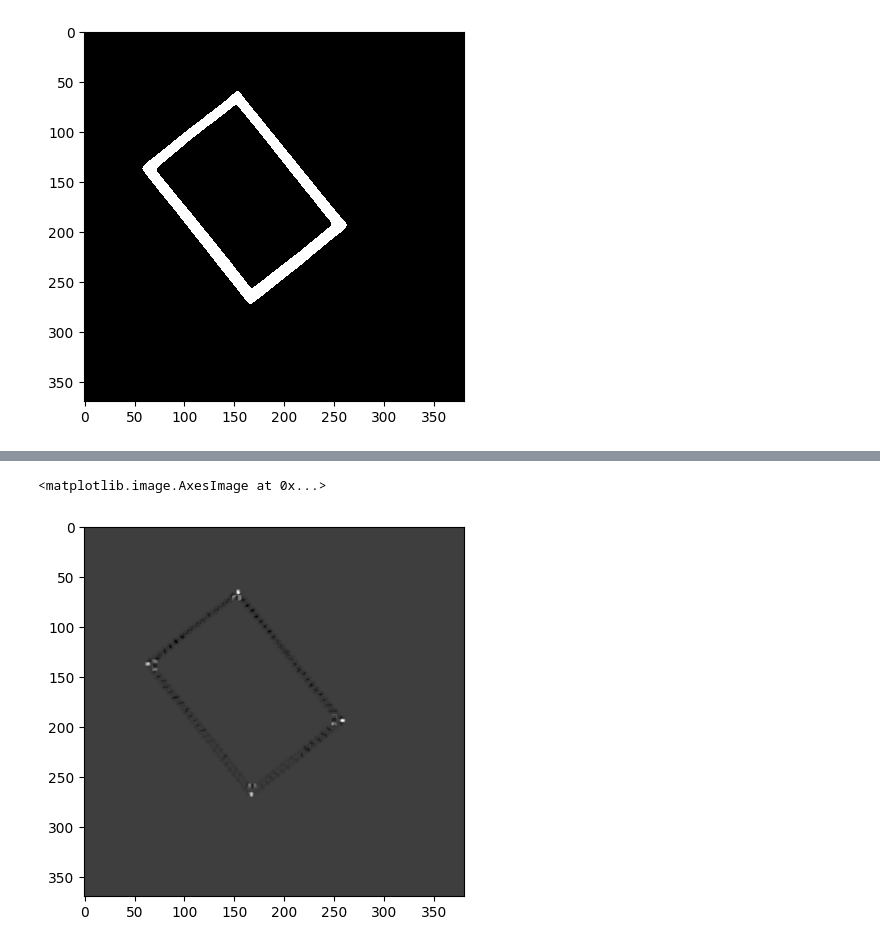
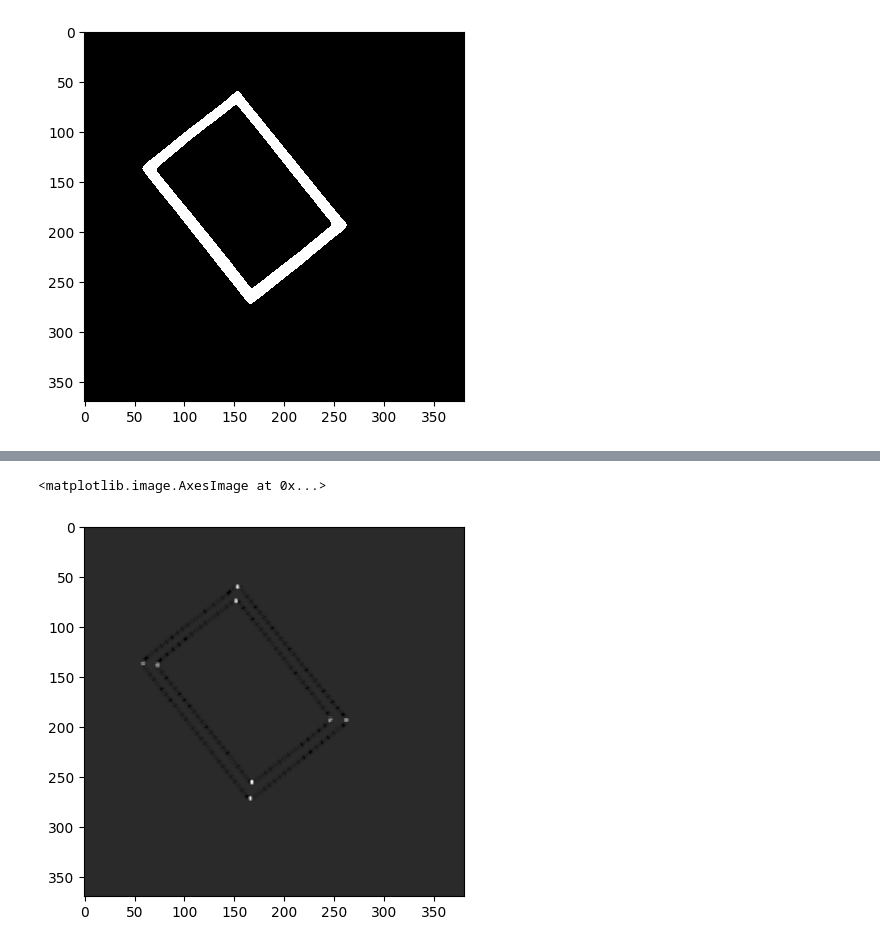
Before and after one commit to HQU-gxy/NUEDC_2023_E_snippet, a Jupyter notebook: rect.ipynb, the cells around one changed output, grey strips where cells are left out. Drawn from its saved outputs; the diff is of its cells as text; code cells hidden in the pictures.

```diff
--- a/rect.ipynb
+++ b/rect.ipynb
@@ -10,9 +10,8 @@ img = cv2.imread(RECT_PATH)
 grey = cv2.cvtColor(img, cv2.COLOR_BGR2GRAY)
 blurred = cv2.GaussianBlur(grey, (5, 5), 2, 2)
 # %%
-ok, binary = cv2.threshold(blurred, 0, 255, cv2.THRESH_BINARY | cv2.THRESH_OTSU)
-inv_binary = cv2.bitwise_not(binary)
-plt.imshow(inv_binary, cmap='gray')
+ok, binary = cv2.threshold(blurred, 0, 255, cv2.THRESH_BINARY_INV | cv2.THRESH_OTSU)
+plt.imshow(binary, cmap='gray')
 # %% [output]
 <matplotlib.image.AxesImage at 0x...>
 [figure]
@@ -28,13 +18,13 @@ plt.imshow(eroded, cmap='gray')
 # %%
 # try these?
 # https://docs.opencv.org/4.8.0/df/d0c/tutorial_py_fast.html
 # https://docs.opencv.org/4.8.0/dc/d0d/tutorial_py_features_harris.html
 # https://docs.opencv.org/4.8.0/db/d27/tutorial_py_table_of_contents_feature2d.html
-dst = cv2.cornerHarris(eroded, 5, 3, 0.04)
+dst = cv2.cornerHarris(binary, 5, 3, 0.04)
 plt.imshow(dst, cmap='gray')
 # %% [output]
 <matplotlib.image.AxesImage at 0x...>
-[figure, old version]
+[figure, new version]
 # %%
 Point = tuple[float, float]
 from typing import Iterator, List
```
Also changed, not shown: parts of 5 cells of this notebook, 1 other file.
